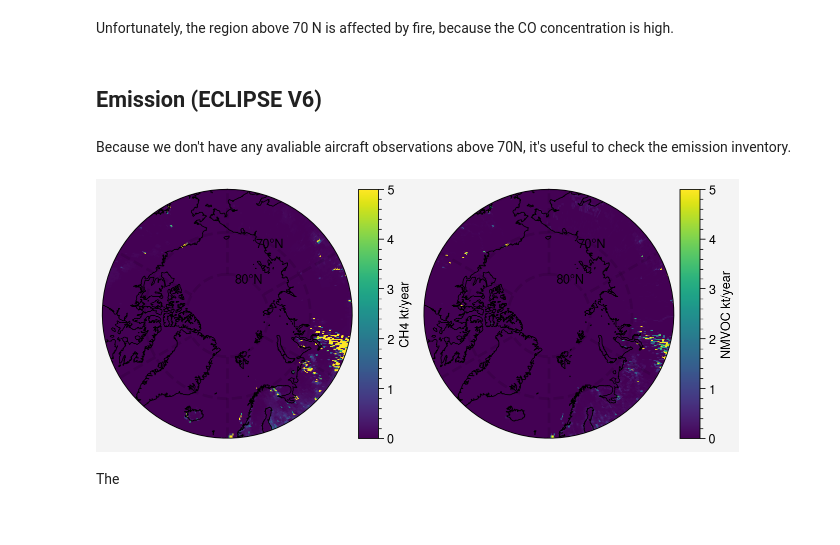
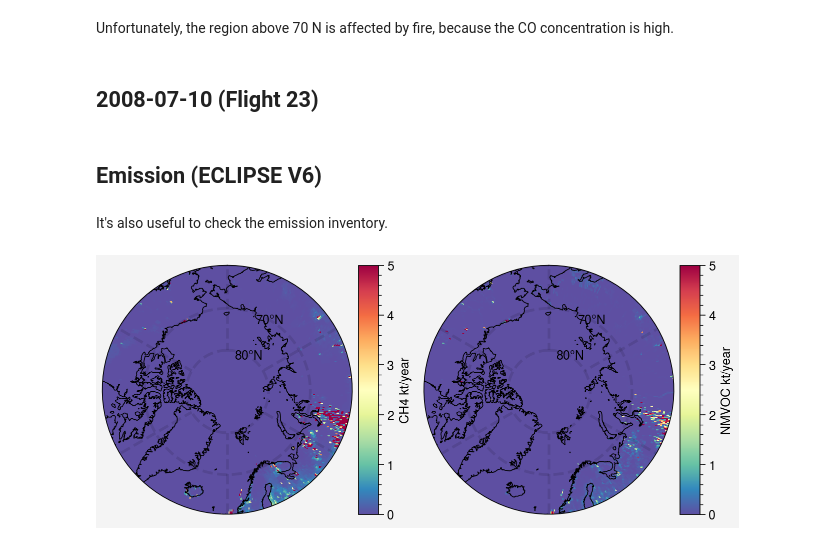
Before and after one commit to zxdawn/S5P-LNO2-Notebook, a Jupyter notebook: analysis/DC8_ECLIPSE.ipynb, the cells around one changed output. Cells and saved outputs as stored; diff of their text form; code cells hidden in the pictures.

```diff
--- a/analysis/DC8_ECLIPSE.ipynb
+++ b/analysis/DC8_ECLIPSE.ipynb
@@ -54,30 +167,30 @@ axs.format(latlim=(65, 90), lonlim=(-58, -30),
 [figure]
 # %% [markdown]
 Unfortunately, the region above 70 N is affected by fire, because the CO concentration is high.
+# %% [markdown]
+## 2008-07-10 (Flight 23)
 # %% [markdown]
 ## Emission (ECLIPSE V6)
 # %% [markdown]
-Because we don't have any avaliable aircraft observations above 70N, it's useful to check the emission inventory.
+It's also useful to check the emission inventory.
 # %%
 ch4_emis = xr.open_dataset('../data/eclipse/ECLIPSE_V6b_CLE_base_CH4.nc').sel(time=2020)['emis_all']
 voc_emis = xr.open_dataset('../data/eclipse/ECLIPSE_V6b_CLE_base_VOC.nc').sel(time=2020)['emis_all']
 # %%
 fig, axs = pplt.subplots(ncols=2, proj='npstere')
 
 ax = axs[0]
-m = ax.pcolormesh(ch4_emis['lon'], ch4_emis['lat'], ch4_emis, cmap='viridis', vmax=5, discrete=False)
+m = ax.pcolormesh(ch4_emis['lon'], ch4_emis['lat'], ch4_emis, cmap='Spectral_r', vmax=5, discrete=False)
 ax.colorbar([m], label=f'CH4 {ch4_emis.units}')
 
 ax = axs[1]
-m = ax.pcolormesh(voc_emis['lon'], voc_emis['lat'], voc_emis, cmap='viridis', vmax=5, discrete=False)
+m = ax.pcolormesh(voc_emis['lon'], voc_emis['lat'], voc_emis, cmap='Spectral_r', vmax=5, discrete=False)
 ax.colorbar([m], label=f'NMVOC {voc_emis.units}')
 
 axs.format(coast=True, reso='med',
         latlines=10, gridcolor='black', gridlinewidth=2, gridlinestyle='--', latinline=True,
         boundinglat=60,
         facecolor='Gray'
         )
 # %% [output]
-[figure, old version]
+[figure, new version]
-# %% [markdown]
-The
```
Also changed, not shown: parts of 16 cells of this notebook.
